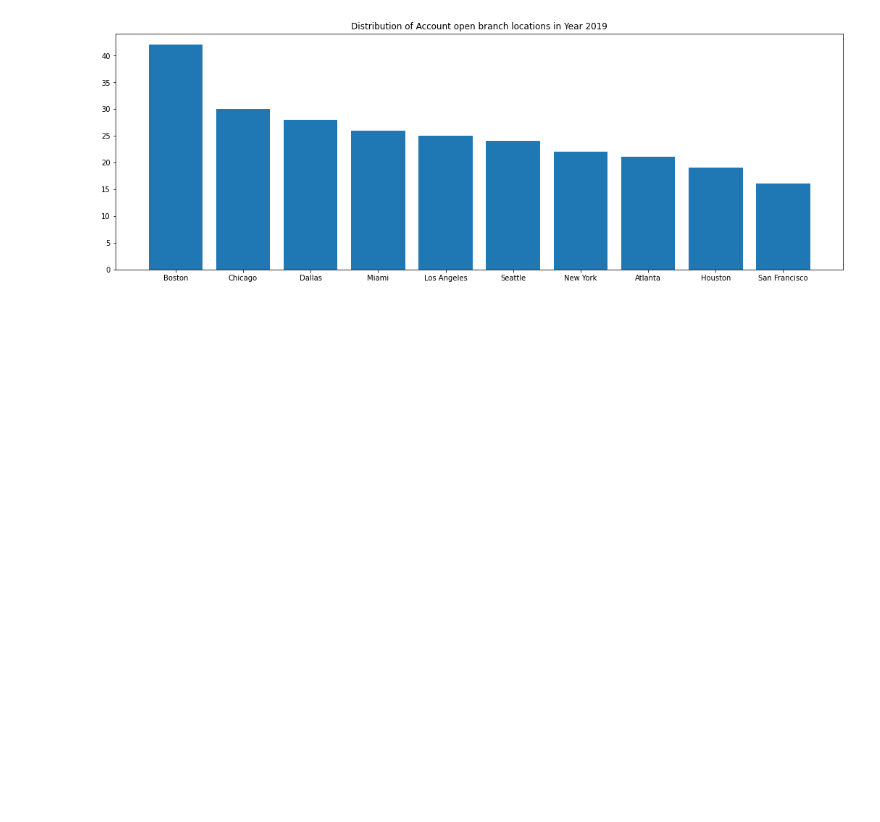
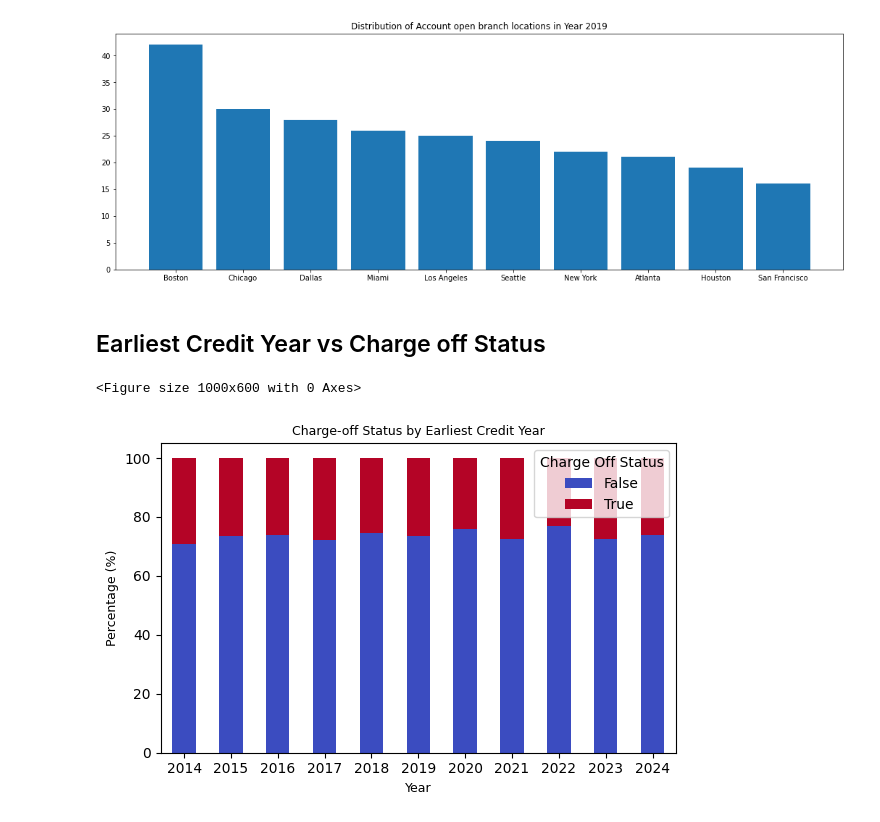
Before and after one commit to susara-ouchi/credit-score-case-study, a Jupyter notebook: credit_score_study_susara.ipynb, the cells around one changed output. Cells and saved outputs as stored; diff of their text form; code cells hidden in the pictures; blank space fills up the shorter version.

Commit message:
Credit Year & Recent Trade Year

```diff
--- a/credit_score_study_susara.ipynb
+++ b/credit_score_study_susara.ipynb
@@ -272,3 +270,34 @@ plot_location_by_year(df_0_2019, 2019)
 [figure]
 [figure]
 [figure]
+# %% [markdown]
+## Earliest Credit Year vs Charge off Status
+# %%
+df_0['earliest_credit_account'] = pd.to_datetime(df_0['earliest_credit_account'])
+
+# Group data by year and charge_off_status
+df_0['year_eca'] = df_0['earliest_credit_account'].dt.year
+agg_data = df_0.groupby(['year_eca', 'charge_off_status']).size().reset_index(name='count')
+
+# Pivot for plotting
+pivot_data = agg_data.pivot(index='year_eca', columns='charge_off_status', values='count').fillna(0)
+pivot_data.columns = ['False', 'True']  # Rename columns for clarity
+
+# Calculate percentages
+pivot_percentage = pivot_data.div(pivot_data.sum(axis=1), axis=0) * 100
+
+# Plotting the percentage stacked bar chart
+plt.figure(figsize=(10, 6))
+pivot_percentage.plot(kind='bar', stacked=True, figsize=(6, 4), colormap='coolwarm')
+
+# Add labels and title
+plt.title('Charge-off Status by Earliest Credit Year', fontsize=9)
+plt.xlabel('Year', fontsize=9)
+plt.ylabel('Percentage (%)', fontsize=9)
+plt.xticks(rotation=0)
+plt.legend(title='Charge Off Status', labels=['False', 'True'])
+plt.tight_layout()
+plt.show()
+# %% [output]
+<Figure size 1000x600 with 0 Axes>
+[figure, added]
```
Also changed, not shown: parts of 2 cells of this notebook.
